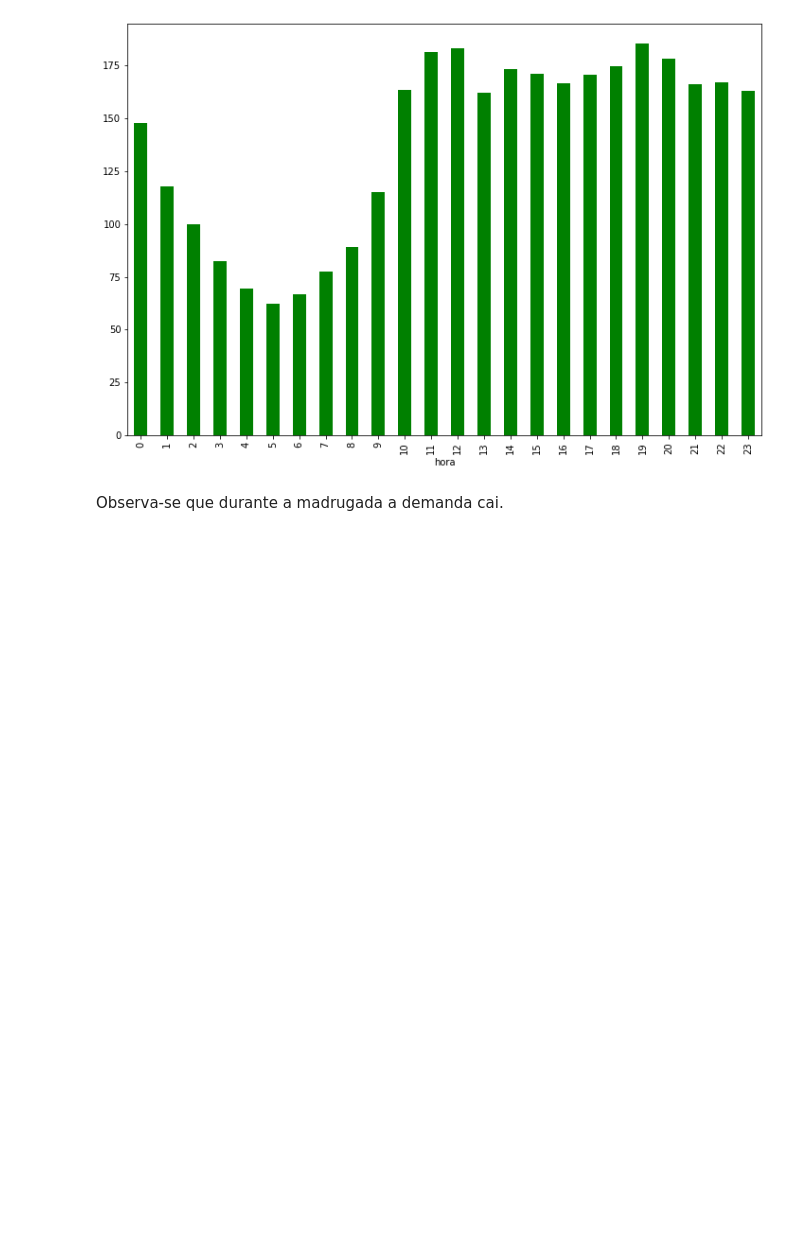
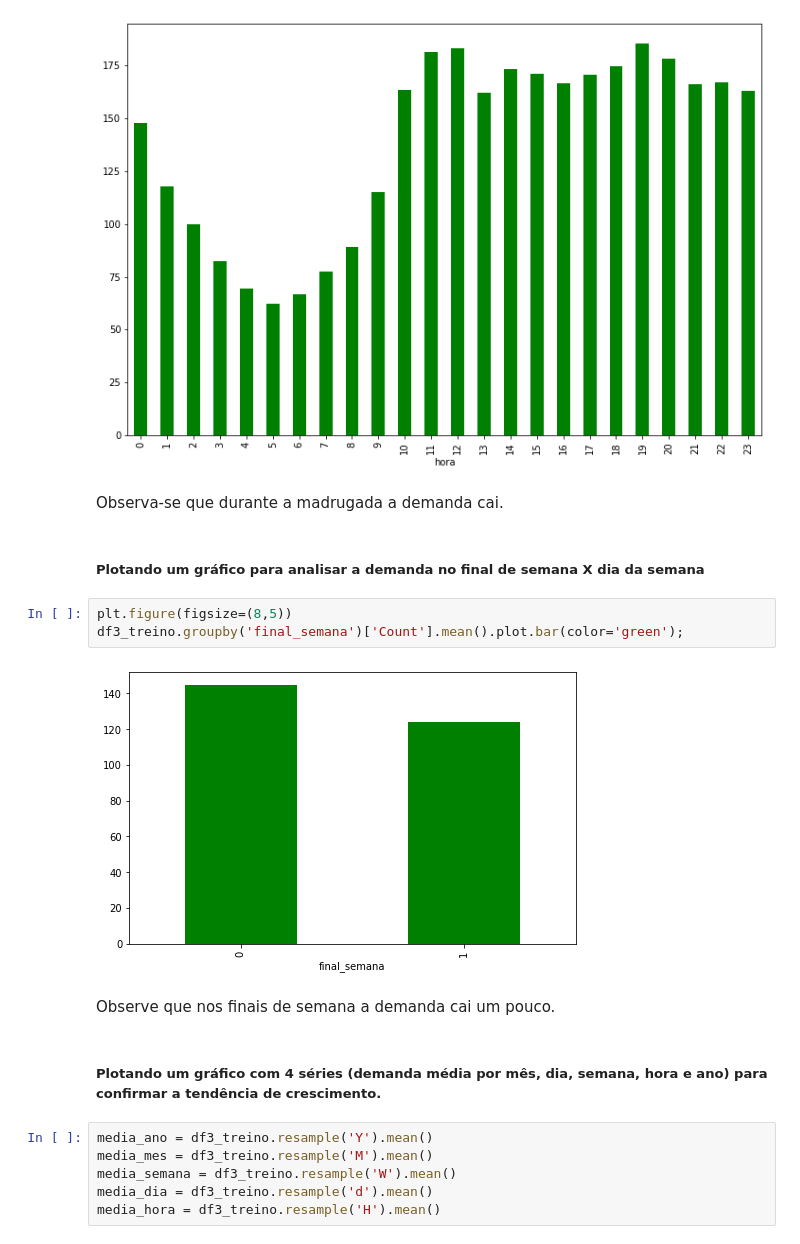
Before and after one commit to RicardoPaganini/HappyMoonVC, a Jupyter notebook: Happy-Moon-VC.ipynb, the cells around one changed output. Saved outputs shown, nothing was run; the diff lists cells and outputs as text; blank space fills up the shorter version.

```diff
--- a/Happy-Moon-VC.ipynb
+++ b/Happy-Moon-VC.ipynb
@@ -188,3 +195,20 @@ df3_treino.groupby('hora')['Count'].mean().plot.bar(color='green');
 [figure]
 # %% [markdown]
 Observa-se que durante a madrugada a demanda cai.
+# %% [markdown]
+##### Plotando um gráfico para analisar a demanda no final de semana X dia da semana
+# %%
+plt.figure(figsize=(8,5))
+df3_treino.groupby('final_semana')['Count'].mean().plot.bar(color='green');
+# %% [output]
+[figure, added]
+# %% [markdown]
+Observe que nos finais de semana a demanda cai um pouco.
+# %% [markdown]
+##### Plotando um gráfico com 4 séries (demanda média por mês, dia, semana, hora e ano) para confirmar a tendência de crescimento.
+# %%
+media_ano = df3_treino.resample('Y').mean()
+media_mes = df3_treino.resample('M').mean()
+media_semana = df3_treino.resample('W').mean()
+media_dia = df3_treino.resample('d').mean()
+media_hora = df3_treino.resample('H').mean()
```
Also changed, not shown: parts of 19 cells of this notebook.
